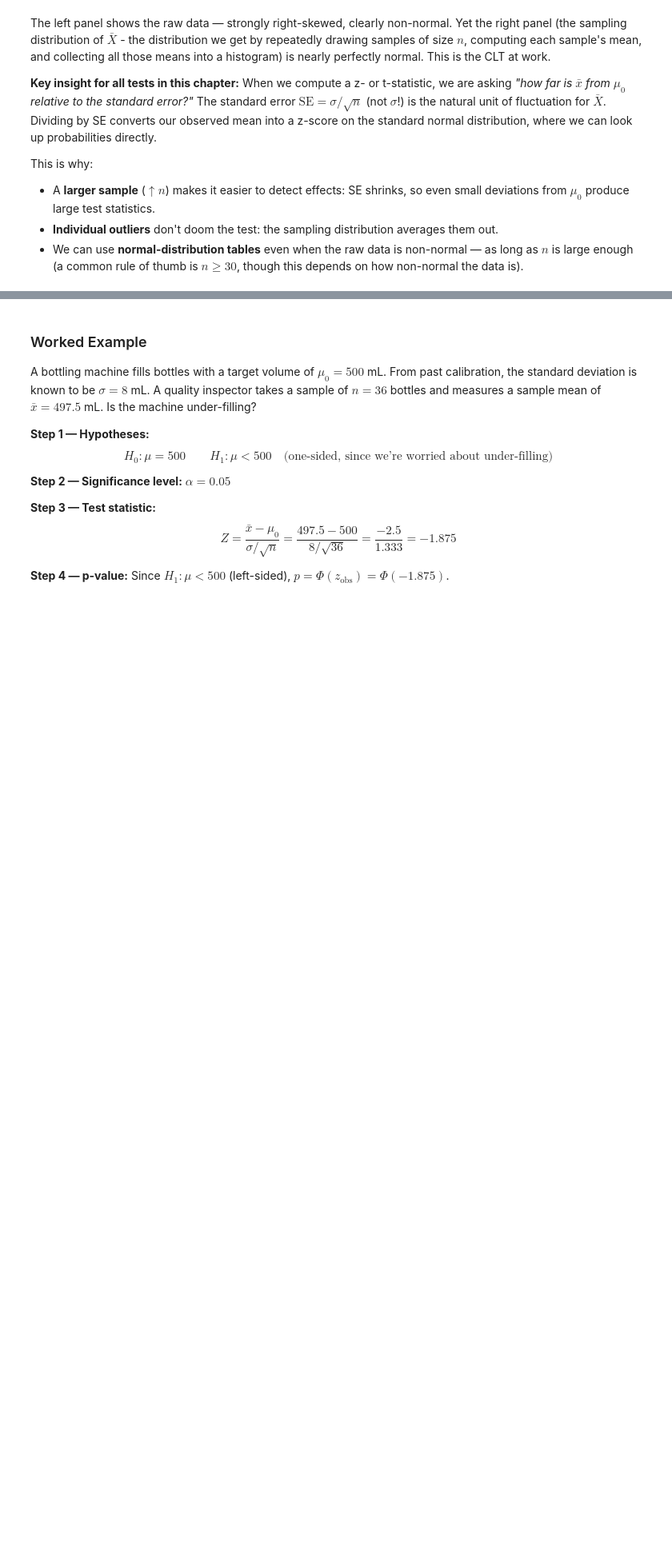
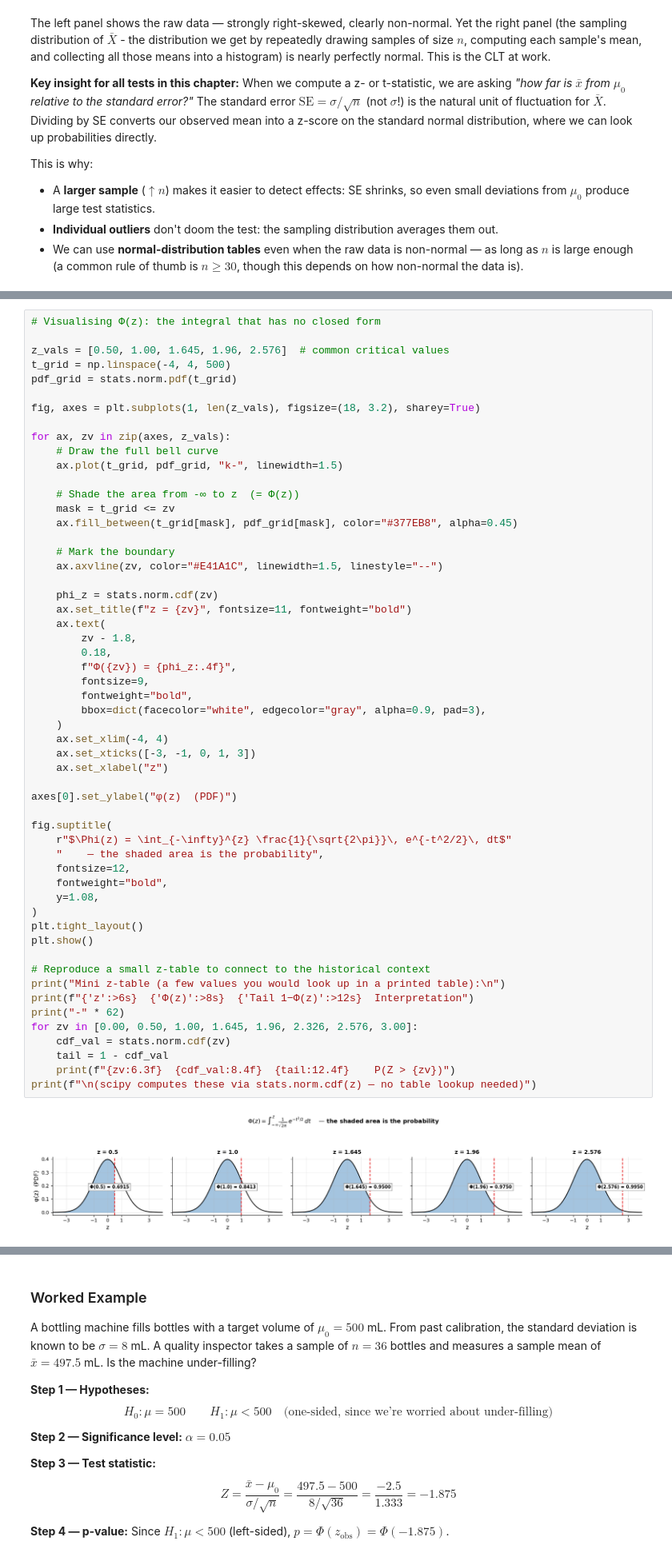
Before and after one commit to alextimmer/applied-and-mathematical-statistics, a Jupyter notebook: notebooks/05_hypothesis_testing/02_common_tests.ipynb, the cells around one changed output, grey strips where cells are left out. Shown at 80% size. Drawn from its saved outputs; the diff is of its cells as text; blank space fills up the shorter version.

```diff
--- a/notebooks/05_hypothesis_testing/02_common_tests.ipynb
+++ b/notebooks/05_hypothesis_testing/02_common_tests.ipynb
@@ -317,0 +431,57 @@ This is why:
+# %%
+# Visualising Φ(z): the integral that has no closed form
+
+z_vals = [0.50, 1.00, 1.645, 1.96, 2.576]  # common critical values
+t_grid = np.linspace(-4, 4, 500)
+pdf_grid = stats.norm.pdf(t_grid)
+
+fig, axes = plt.subplots(1, len(z_vals), figsize=(18, 3.2), sharey=True)
+
+for ax, zv in zip(axes, z_vals):
+    # Draw the full bell curve
+    ax.plot(t_grid, pdf_grid, "k-", linewidth=1.5)
+
+    # Shade the area from -∞ to z  (= Φ(z))
+    mask = t_grid <= zv
+    ax.fill_between(t_grid[mask], pdf_grid[mask], color="#377EB8", alpha=0.45)
+
+    # Mark the boundary
+    ax.axvline(zv, color="#E41A1C", linewidth=1.5, linestyle="--")
+
+    phi_z = stats.norm.cdf(zv)
+    ax.set_title(f"z = {zv}", fontsize=11, fontweight="bold")
+    ax.text(
+        zv - 1.8,
+        0.18,
+        f"Φ({zv}) = {phi_z:.4f}",
+        fontsize=9,
+        fontweight="bold",
+        bbox=dict(facecolor="white", edgecolor="gray", alpha=0.9, pad=3),
+    )
+    ax.set_xlim(-4, 4)
+    ax.set_xticks([-3, -1, 0, 1, 3])
+    ax.set_xlabel("z")
+
+axes[0].set_ylabel("φ(z)  (PDF)")
+
+fig.suptitle(
+    r"$\Phi(z) = \int_{-\infty}^{z} \frac{1}{\sqrt{2\pi}}\, e^{-t^2/2}\, dt$"
+    "    — the shaded area is the probability",
+    fontsize=12,
+    fontweight="bold",
+    y=1.08,
+)
+plt.tight_layout()
+plt.show()
+
+# Reproduce a small z-table to connect to the historical context
+print("Mini z-table (a few values you would look up in a printed table):\n")
+print(f"{'z':>6s}  {'Φ(z)':>8s}  {'Tail 1−Φ(z)':>12s}  Interpretation")
+print("-" * 62)
+for zv in [0.00, 0.50, 1.00, 1.645, 1.96, 2.326, 2.576, 3.00]:
+    cdf_val = stats.norm.cdf(zv)
+    tail = 1 - cdf_val
+    print(f"{zv:6.3f}  {cdf_val:8.4f}  {tail:12.4f}    P(Z > {zv})")
+print(f"\n(scipy computes these via stats.norm.cdf(z) — no table lookup needed)")
+# %% [output]
+[figure, added]
```
Also changed, not shown: parts of 5 cells of this notebook.
